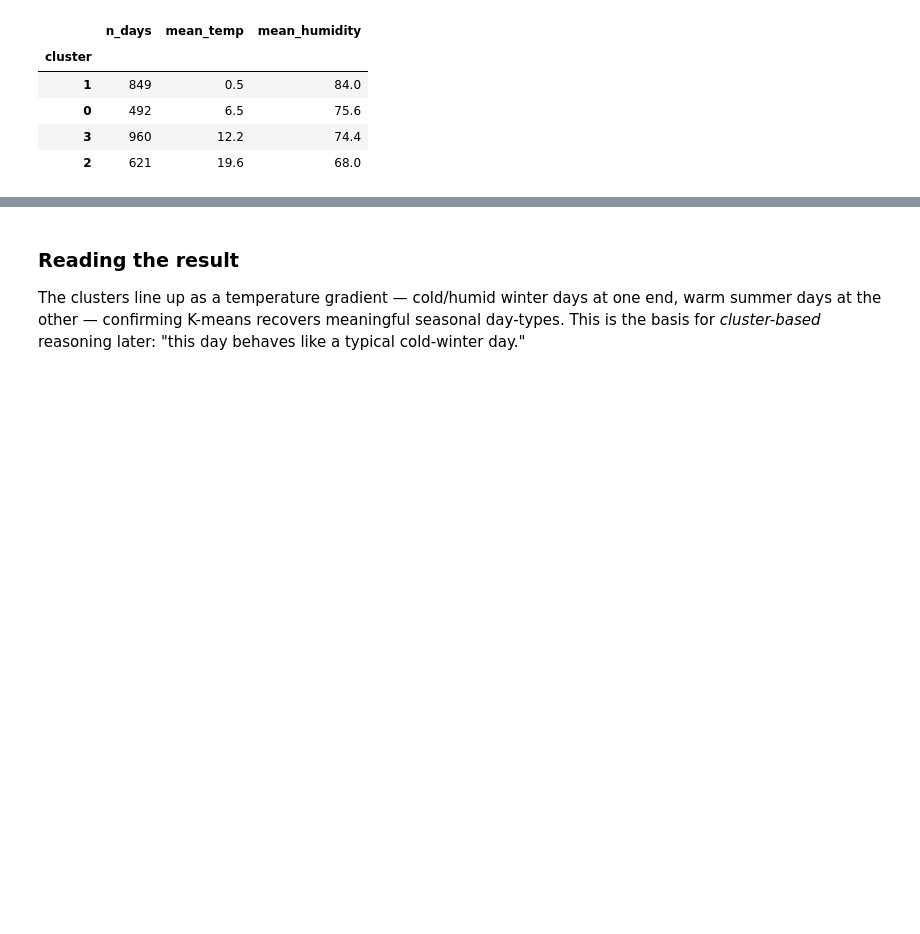
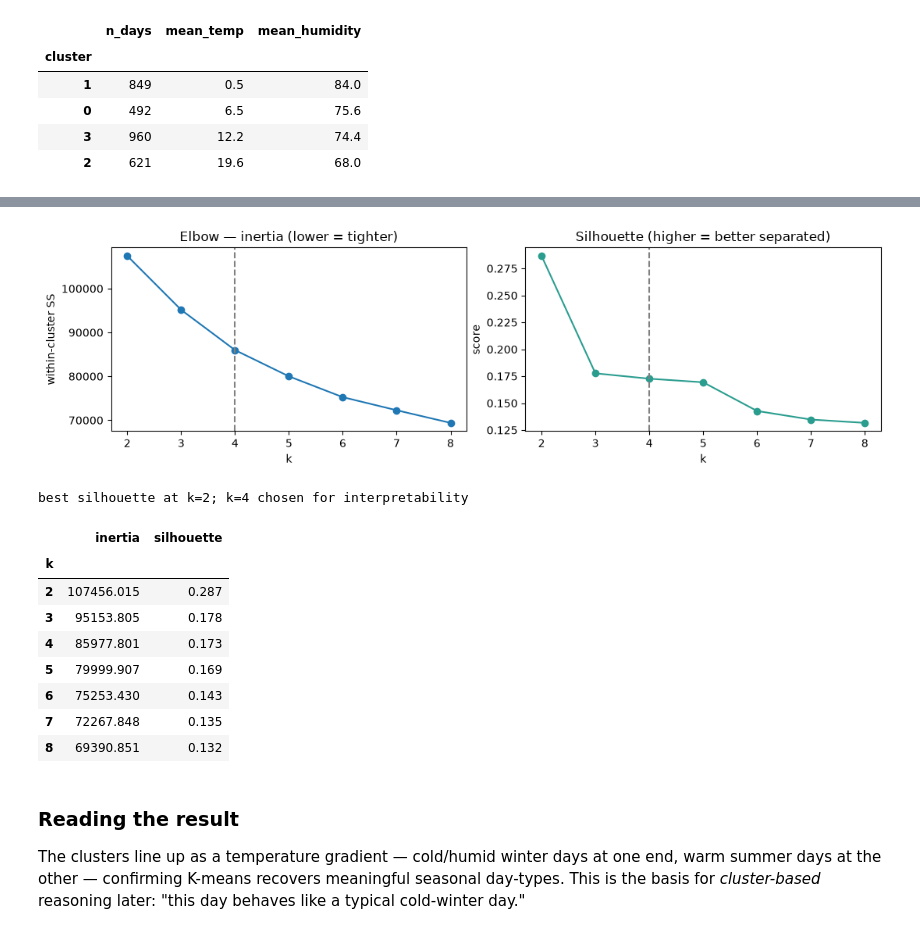
Before and after one commit to bellosahmed/time_series_hci, a Jupyter notebook: v1/notebooks/02_methods_and_evaluation.ipynb, the cells around one changed output, grey strips where cells are left out. Cells and saved outputs as stored; diff of their text form; code cells hidden in the pictures; blank space fills up the shorter version.

```diff
--- a/v1/notebooks/02_methods_and_evaluation.ipynb
+++ b/v1/notebooks/02_methods_and_evaluation.ipynb
@@ -202,3 +217,25 @@ Day-types (cold -> warm):
+# %%
+sel = clustering.kmeans_selection(feats, k_range=range(2, 9))
+fig, ax = plt.subplots(1, 2, figsize=(11, 3.3))
+ax[0].plot(sel.index, sel['inertia'], 'o-'); ax[0].axvline(4, ls='--', c='grey')
+ax[0].set_title('Elbow — inertia (lower = tighter)'); ax[0].set_xlabel('k'); ax[0].set_ylabel('within-cluster SS')
+ax[1].plot(sel.index, sel['silhouette'], 'o-', color='#2a9d8f'); ax[1].axvline(4, ls='--', c='grey')
+ax[1].set_title('Silhouette (higher = better separated)'); ax[1].set_xlabel('k'); ax[1].set_ylabel('score')
+plt.tight_layout(); plt.show()
+print(f"best silhouette at k={int(sel['silhouette'].idxmax())}; k=4 chosen for interpretability")
+sel.round(3)
+# %% [output]
+[figure, added]
+best silhouette at k=2; k=4 chosen for interpretability
+|  | inertia | silhouette |
+| k |  |  |
+| 2 | 107456.015 | 0.287 |
+| 3 | 95153.805 | 0.178 |
+| 4 | 85977.801 | 0.173 |
+| 5 | 79999.907 | 0.169 |
+| 6 | 75253.430 | 0.143 |
+| 7 | 72267.848 | 0.135 |
+| 8 | 69390.851 | 0.132 |
 # %% [markdown]
 ### Reading the result
 The clusters line up as a temperature gradient — cold/humid winter days at one end, warm summer days at the other — confirming K-means recovers meaningful seasonal day-types. This is the basis for *cluster-based* reasoning later: "this day behaves like a typical cold-winter day."
```
Also changed, not shown: parts of 7 cells of this notebook, 35 other files.
